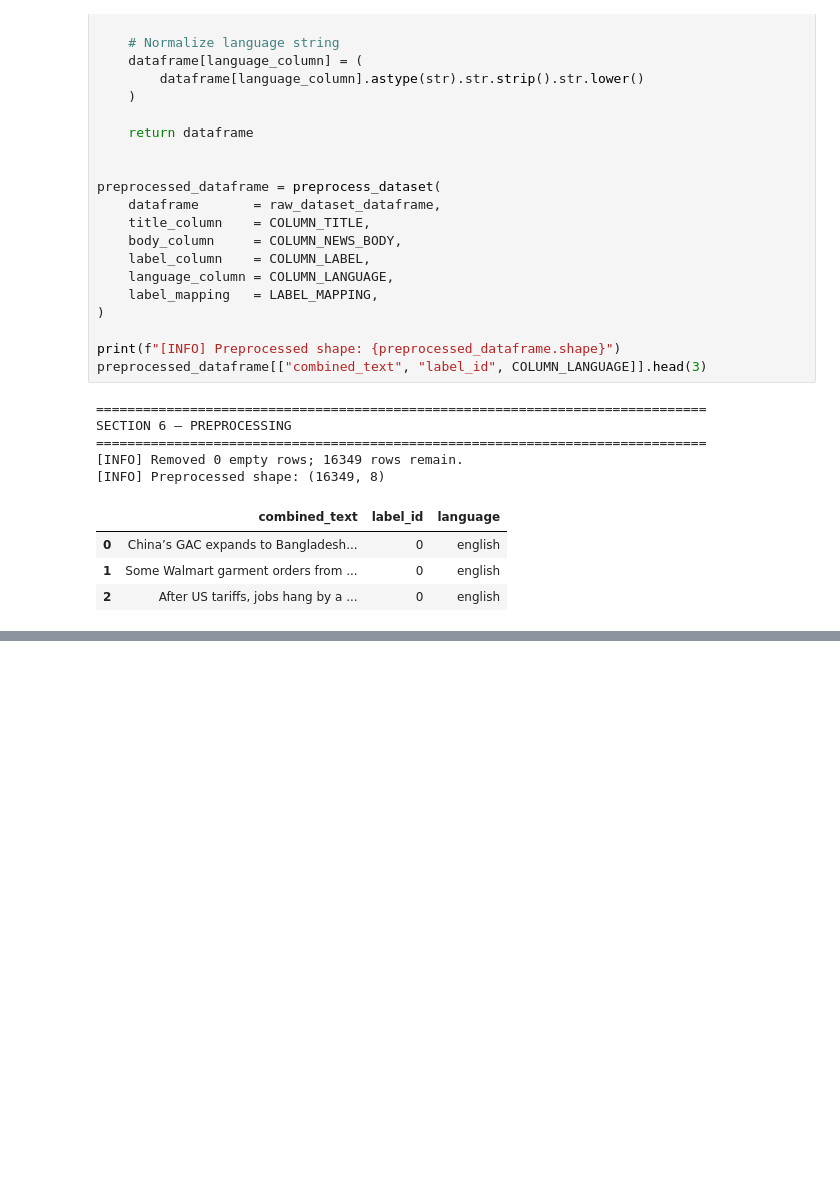
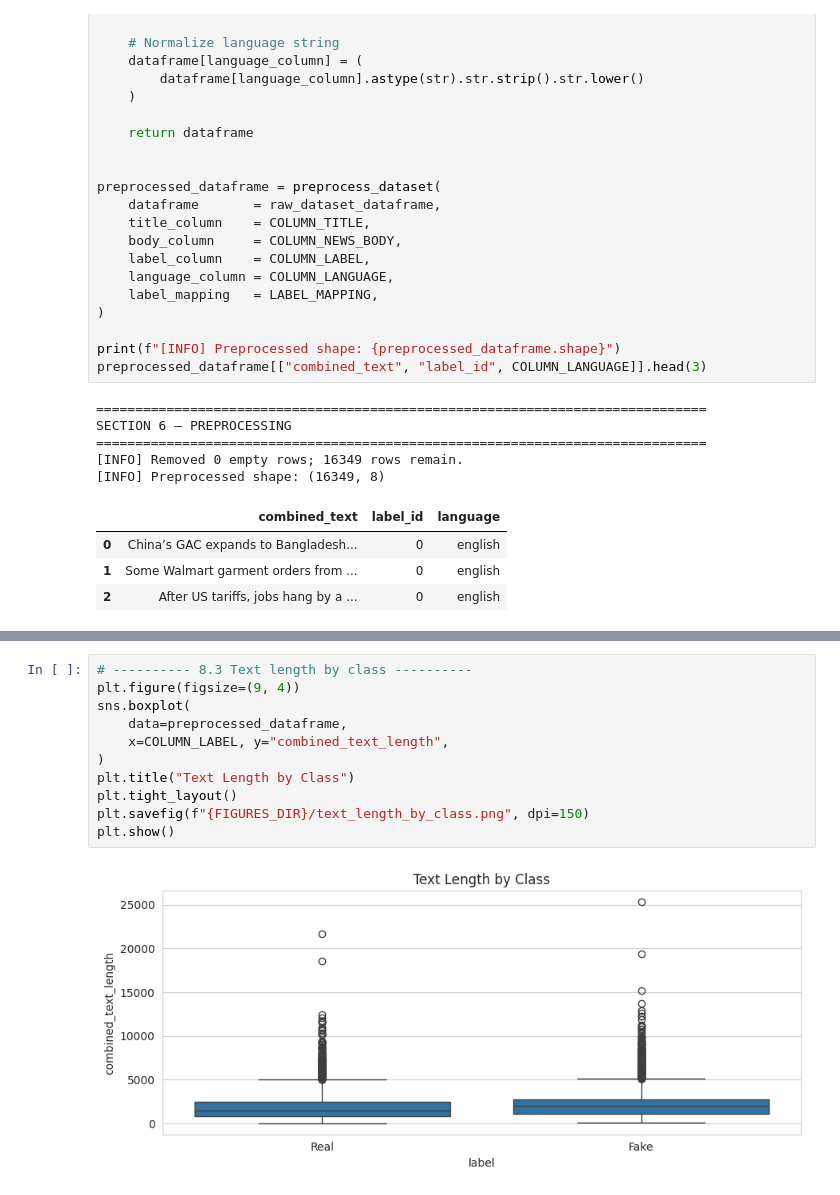
Before and after one commit to Kazi-Sadman/Drug-solubility-prediction, a Jupyter notebook: Thesis_new_work.ipynb, the cells around one changed output, grey strips where cells are left out. Drawn from its saved outputs; the diff is of its cells as text; blank space fills up the shorter version.

```diff
--- a/Thesis_new_work.ipynb
+++ b/Thesis_new_work.ipynb
@@ -577,0 +738,13 @@ SECTION 6 — PREPROCESSING
+# %%
+# ---------- 8.3 Text length by class ----------
+plt.figure(figsize=(9, 4))
+sns.boxplot(
+    data=preprocessed_dataframe,
+    x=COLUMN_LABEL, y="combined_text_length",
+)
+plt.title("Text Length by Class")
+plt.tight_layout()
+plt.savefig(f"{FIGURES_DIR}/text_length_by_class.png", dpi=150)
+plt.show()
+# %% [output]
+[figure, added]
```
Also changed, not shown: parts of 14 cells of this notebook.
